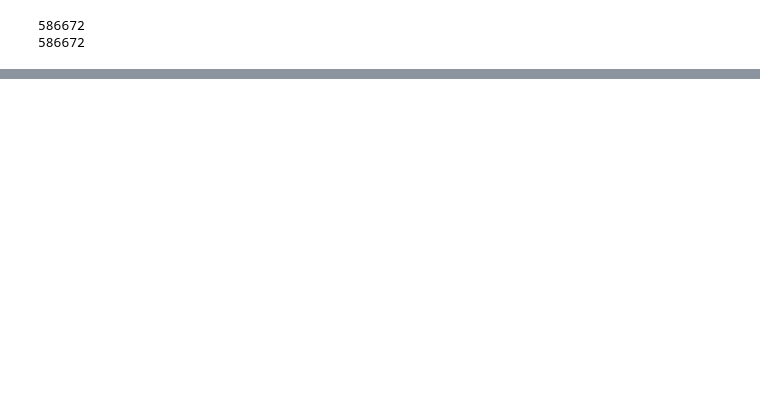
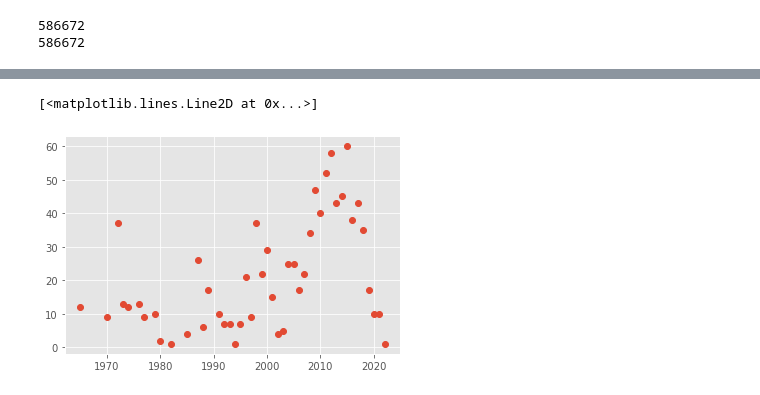
Before and after one commit to mattslatt/music_in_motion_acoustic_signatures, a Jupyter notebook: notebooks/artists.ipynb, the cells around one changed output, grey strips where cells are left out. Cells and saved outputs as stored; diff of their text form; code cells hidden in the pictures; blank space fills up the shorter version.

Commit message:
release date figures added, updated old figures

```diff
--- a/notebooks/artists.ipynb
+++ b/notebooks/artists.ipynb
@@ -452,2 +447,7 @@ tracks_dates = data[['id_y','name_y','artists','release_date','popularity_y','ge
+# %%
+tracks_dates['release_date'] = pd.to_datetime(tracks_dates['release_date']).dt.to_period('Y')
+# %%
+# remove single quotes from genres
+tracks_dates['genres'] = tracks_dates['genres'].str.strip("'")
 # %%
-indie_folk = tracks_dates[tracks_dates['genres']=="'indie folk'"]
+indie_folk = tracks_dates[tracks_dates['genres']== 'indie folk']
@@ -499,0 +469,6 @@ def genre_checker(artist):
+# %%
+# now that year and month tags are generated, group the tracks by release date
+# and count them
+
+indie_folk_monthly_counts = indie_folk.groupby('release_date').count().reset_index()
+indie_folk_monthly_counts
@@ -499,0 +513,6 @@ def genre_checker(artist):
+# %%
+fig, ax = plt.subplots()
+ax.plot_date(indie_folk_monthly_counts['release_date'], indie_folk_monthly_counts['name_y'])
+# %% [output]
+[<matplotlib.lines.Line2D at 0x...>]
+[figure, added]
```
Also changed, not shown: parts of 28 cells of this notebook, 5 other files.
